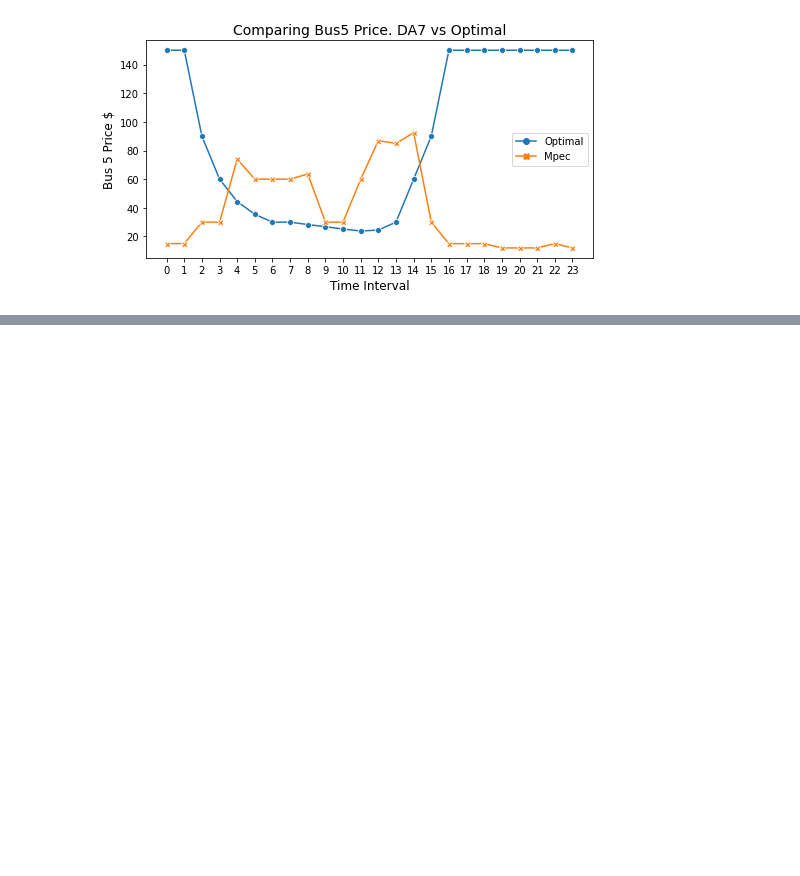
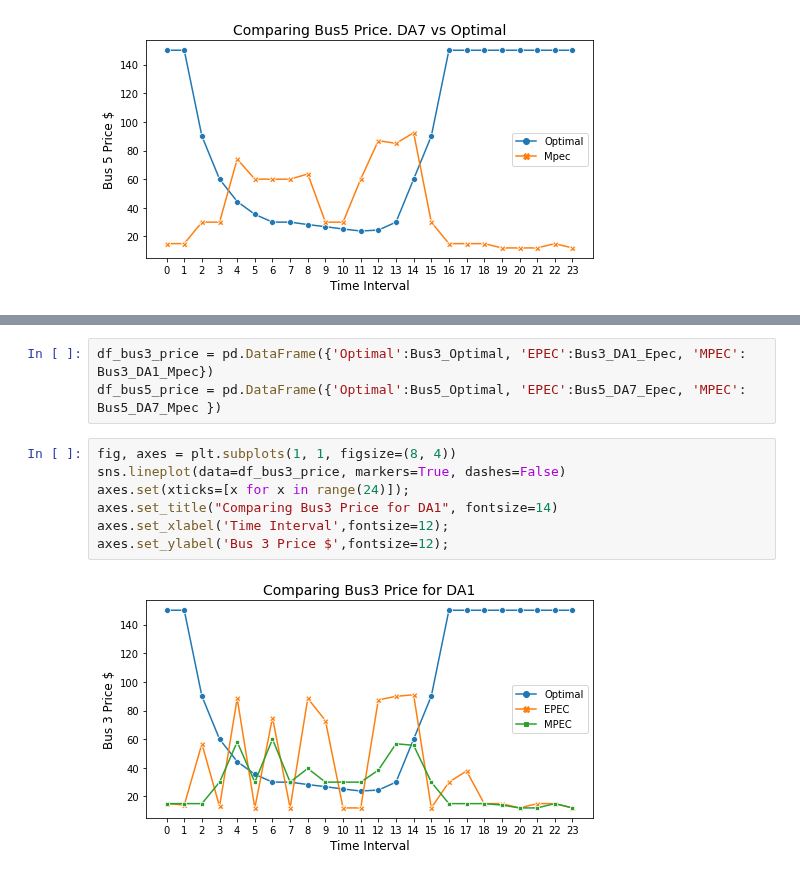
Before and after one commit to alirezakfz/PyomoModels, a Jupyter notebook: 09_MPEC_Bidding_Diagonalization/MatlabCode/V06/ResultsAnalysis/LMPS_MPEC_EPEC.ipynb, the cells around one changed output, grey strips where cells are left out. Saved outputs shown, nothing was run; the diff lists cells and outputs as text; blank space fills up the shorter version.

```diff
--- a/09_MPEC_Bidding_Diagonalization/MatlabCode/V06/ResultsAnalysis/LMPS_MPEC_EPEC.ipynb
+++ b/09_MPEC_Bidding_Diagonalization/MatlabCode/V06/ResultsAnalysis/LMPS_MPEC_EPEC.ipynb
@@ -61,0 +98,12 @@ axes.set_ylabel('Bus 5 Price $',fontsize=12);
+# %%
+df_bus3_price = pd.DataFrame({'Optimal':Bus3_Optimal, 'EPEC':Bus3_DA1_Epec, 'MPEC':  Bus3_DA1_Mpec})
+df_bus5_price = pd.DataFrame({'Optimal':Bus5_Optimal, 'EPEC':Bus5_DA7_Epec, 'MPEC':  Bus5_DA7_Mpec })
+# %%
+fig, axes = plt.subplots(1, 1, figsize=(8, 4))
+sns.lineplot(data=df_bus3_price, markers=True, dashes=False)
+axes.set(xticks=[x for x in range(24)]);
+axes.set_title("Comparing Bus3 Price for DA1", fontsize=14)
+axes.set_xlabel('Time Interval',fontsize=12);
+axes.set_ylabel('Bus 3 Price $',fontsize=12);
+# %% [output]
+[figure, added]
```
Also changed, not shown: parts of 7 cells of this notebook, 3 other files.
